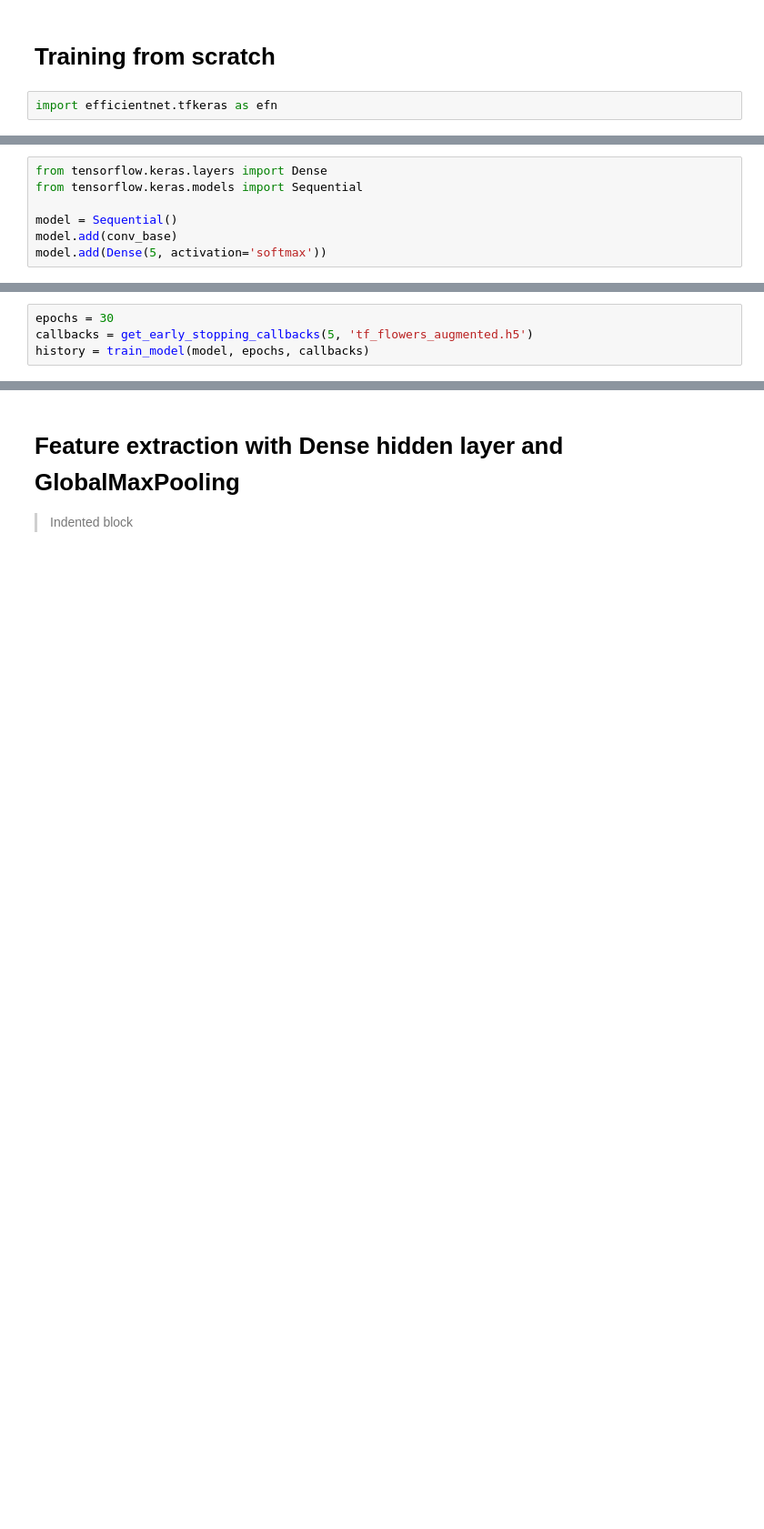
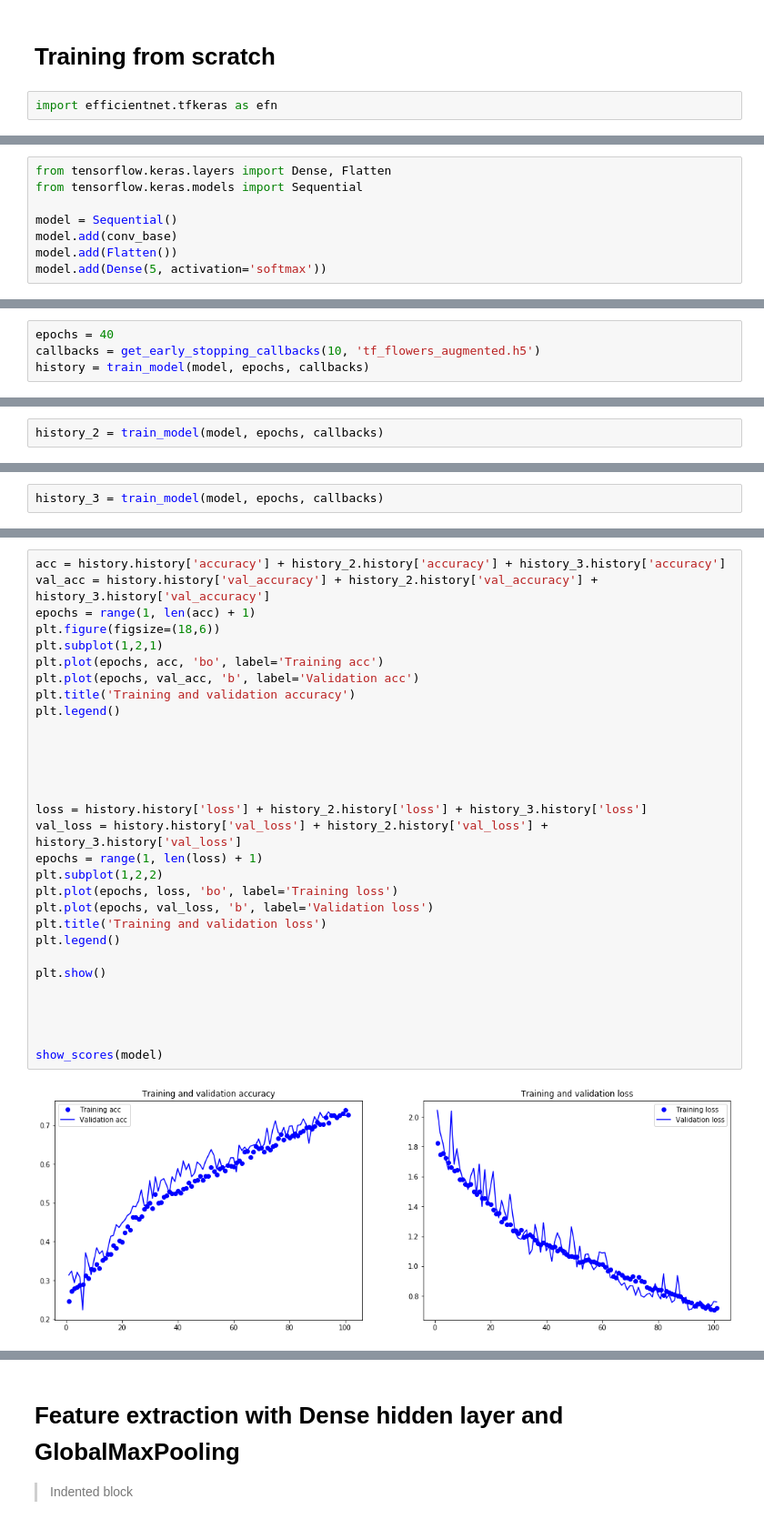
Before and after one commit to Telemaco019/flowers-recognition-NN-comparisons, a Jupyter notebook: notebooks/tf_flowers_complete_efficientnetb1.ipynb, the cells around one changed output, grey strips where cells are left out. Shown at 91% size. Saved outputs shown, nothing was run; the diff lists cells and outputs as text; blank space fills up the shorter version.

```diff
--- a/notebooks/tf_flowers_complete_efficientnetb1.ipynb
+++ b/notebooks/tf_flowers_complete_efficientnetb1.ipynb
@@ -431,11 +429,12 @@ Trainable params: 6,513,184
 Non-trainable params: 62,048
 __________________________________________________________________________________________________
 # %%
-from tensorflow.keras.layers import Dense
+from tensorflow.keras.layers import Dense, Flatten
 from tensorflow.keras.models import Sequential
 
 model = Sequential()
 model.add(conv_base)
+model.add(Flatten())
 model.add(Dense(5, activation='softmax'))
 # %%
 from tensorflow.keras.optimizers import Adam
@@ -456,8 +457,8 @@ Trainable params: 6,519,589
 Non-trainable params: 62,048
 _________________________________________________________________
 # %%
-epochs = 30
-callbacks = get_early_stopping_callbacks(5, 'tf_flowers_augmented.h5')
+epochs = 40
+callbacks = get_early_stopping_callbacks(10, 'tf_flowers_augmented.h5')
 history = train_model(model, epochs, callbacks)
 # %% [output]
 Batch size: 32
@@ -480,0 +481,2 @@ show_scores(model)
+# %%
+history_2 = train_model(model, epochs, callbacks)
@@ -480,0 +501,2 @@ show_scores(model)
+# %%
+history_3 = train_model(model, epochs, callbacks)
@@ -480,0 +521,32 @@ show_scores(model)
+# %%
+acc = history.history['accuracy'] + history_2.history['accuracy'] + history_3.history['accuracy']
+val_acc = history.history['val_accuracy'] + history_2.history['val_accuracy'] + history_3.history['val_accuracy']
+epochs = range(1, len(acc) + 1)
+plt.figure(figsize=(18,6))
+plt.subplot(1,2,1)
+plt.plot(epochs, acc, 'bo', label='Training acc')
+plt.plot(epochs, val_acc, 'b', label='Validation acc')
+plt.title('Training and validation accuracy')
+plt.legend()
+
+
+
+
+
+loss = history.history['loss'] + history_2.history['loss'] + history_3.history['loss']
+val_loss = history.history['val_loss'] + history_2.history['val_loss'] + history_3.history['val_loss']
+epochs = range(1, len(loss) + 1)
+plt.subplot(1,2,2)
+plt.plot(epochs, loss, 'bo', label='Training loss')
+plt.plot(epochs, val_loss, 'b', label='Validation loss')
+plt.title('Training and validation loss')
+plt.legend()
+
+plt.show()
+
+
+
+
+show_scores(model)
+# %% [output]
+[figure, added]
```
Also changed, not shown: parts of 14 cells of this notebook, 12 other files.
